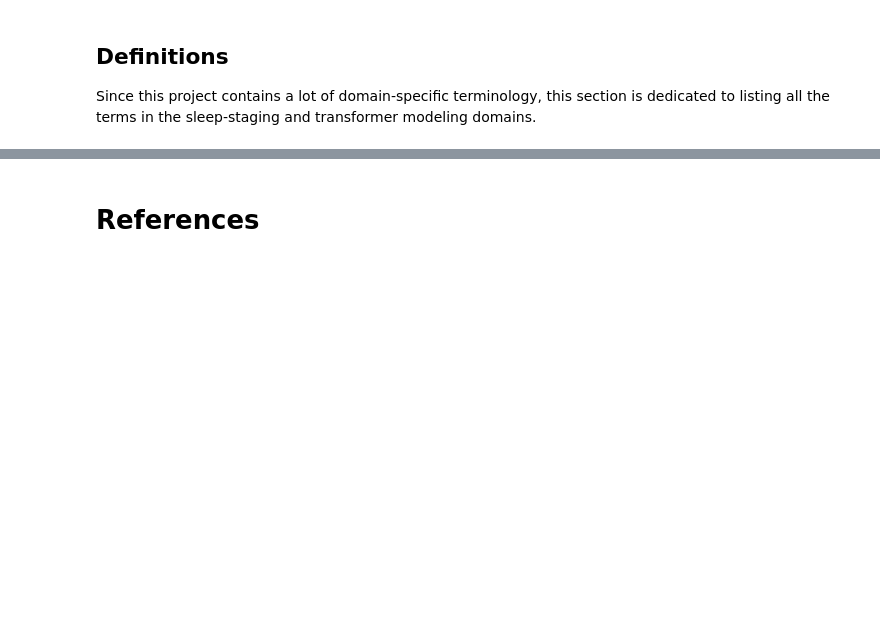
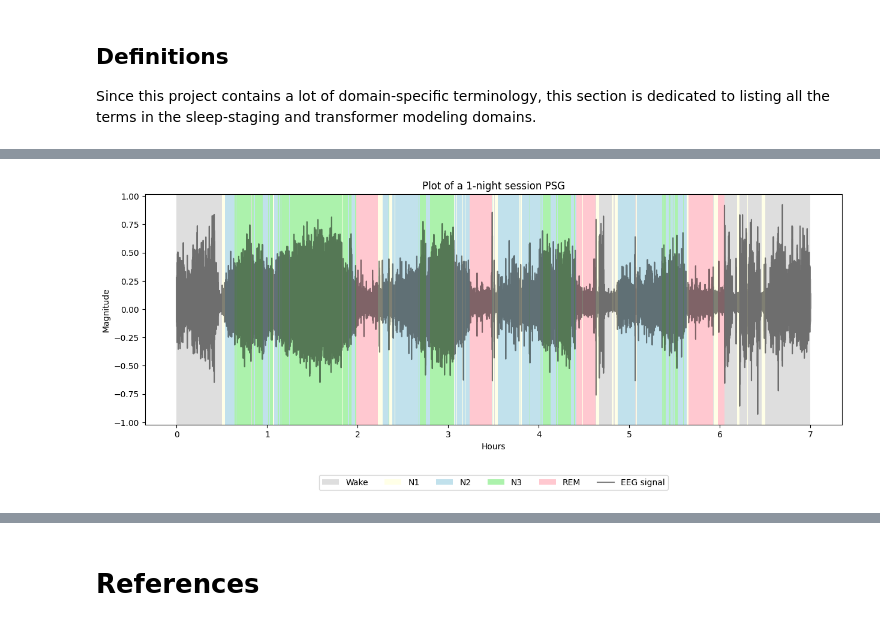
Before and after one commit to fandayp/exploratory, a Jupyter notebook: sleep-stage-clf-transformer.ipynb, the cells around one changed output, grey strips where cells are left out. Drawn from its saved outputs; the diff is of its cells as text; code cells hidden in the pictures; blank space fills up the shorter version.

Commit message:
add data prep

```diff
--- a/sleep-stage-clf-transformer.ipynb
+++ b/sleep-stage-clf-transformer.ipynb
@@ -101,0 +161,52 @@ Subject details    : X F X Female_33yr
+# %%
+# Define colors for sleep stages
+colors = {0: "lightgrey",
+          1: "lightyellow",
+          2: "lightblue",
+          3: "lightgreen",
+          4: "lightpink"}
+
+sleep_labels = {0: "Wake",
+                1: "N1",
+                2: "N2",
+                3: "N3",
+                4: "REM"}
+# %%
+fig, ax = plt.subplots(figsize=(15, 5))
+
+prev_value = labels[0]
+start_idx = 0
+
+ts = np.linspace(0, 7, len(s_downsampled))
+
+# Iterate through the data and change background color according to label
+label_tracker = []
+for i, value in enumerate(labels):
+    if value != prev_value:
+        # Only set label one time
+        if prev_value not in label_tracker:
+            label_tracker.append(prev_value)
+            label = sleep_labels[prev_value]
+        else:
+            label = None
+
+        # Shade the previous segment
+        ax.axvspan(ts[start_idx], ts[i], facecolor=colors[prev_value],
+                   label=label, alpha=0.75)
+        prev_value = value
+        start_idx = i
+
+# Shade the last segment
+ax.axvspan(ts[start_idx], ts[len(labels)-1], facecolor=colors[prev_value],
+           label=label, alpha=0.75)
+
+# Plot the EEG signal
+ax.plot(ts, s_downsampled, alpha=0.5, color="black", label="EEG signal")
+ax.set_xlabel("hours")
+ax.set_ylabel("magnitude")
+
+plt.title("Plot of a 1-night session PSG")
+plt.legend(loc="upper center", bbox_to_anchor=(0.5, -0.2), ncol=6)
+plt.show()
+# %% [output]
+[figure, added]
```
Also changed, not shown: parts of 23 cells of this notebook.
